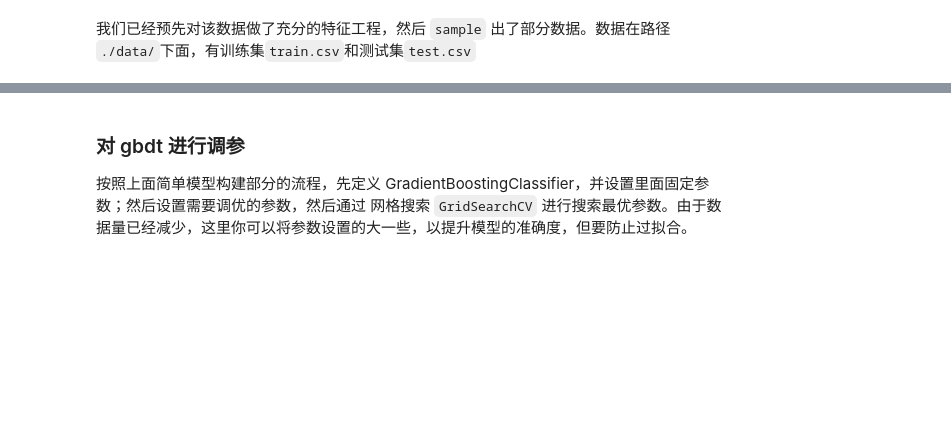
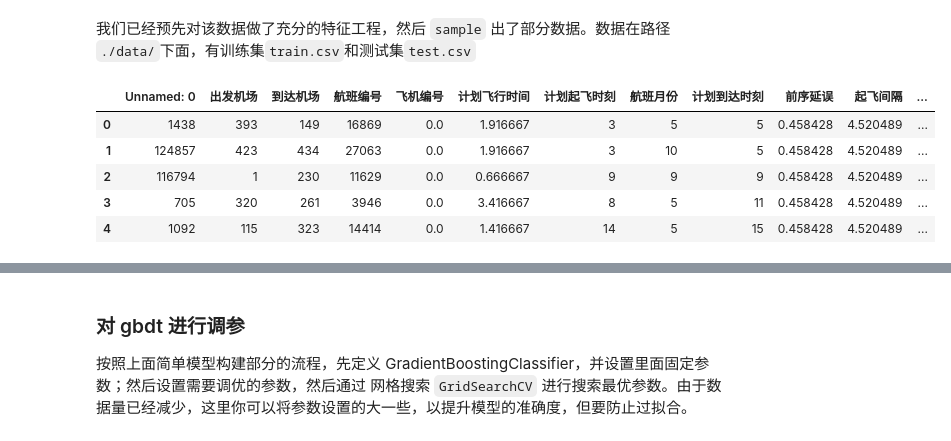
Before and after one commit to Germey/FlightDelayForecast, a Jupyter notebook: FlightDelayForecast.ipynb, the cells around one changed output, grey strips where cells are left out. Drawn from its saved outputs; the diff is of its cells as text; code cells hidden in the pictures; blank space fills up the shorter version.

```diff
--- a/FlightDelayForecast.ipynb
+++ b/FlightDelayForecast.ipynb
@@ -575,3 +634,12 @@ del(train_x["飞机延误目标"])
 test_x = pd.read_csv("./data/test.csv")
 test_y = test_x["飞机延误目标"].values
 del(test_x["飞机延误目标"])
+# %%
+train_x.head()
+# %% [output]
+|  | Unnamed: 0 | 出发机场 | 到达机场 | 航班编号 | 飞机编号 | 计划飞行时间 | 计划起飞时刻 | 航班月份 | 计划到达时刻 | 前序延误 | 起飞间隔 | ... |
+| 0 | 1438 | 393 | 149 | 16869 | 0.0 | 1.916667 | 3 | 5 | 5 | 0.458428 | 4.520489 | ... |
+| 1 | 124857 | 423 | 434 | 27063 | 0.0 | 1.916667 | 3 | 10 | 5 | 0.458428 | 4.520489 | ... |
+| 2 | 116794 | 1 | 230 | 11629 | 0.0 | 0.666667 | 9 | 9 | 9 | 0.458428 | 4.520489 | ... |
+| 3 | 705 | 320 | 261 | 3946 | 0.0 | 3.416667 | 8 | 5 | 11 | 0.458428 | 4.520489 | ... |
+| 4 | 1092 | 115 | 323 | 14414 | 0.0 | 1.416667 | 14 | 5 | 15 | 0.458428 | 4.520489 | ... |
```
Also changed, not shown: parts of 23 cells of this notebook.
